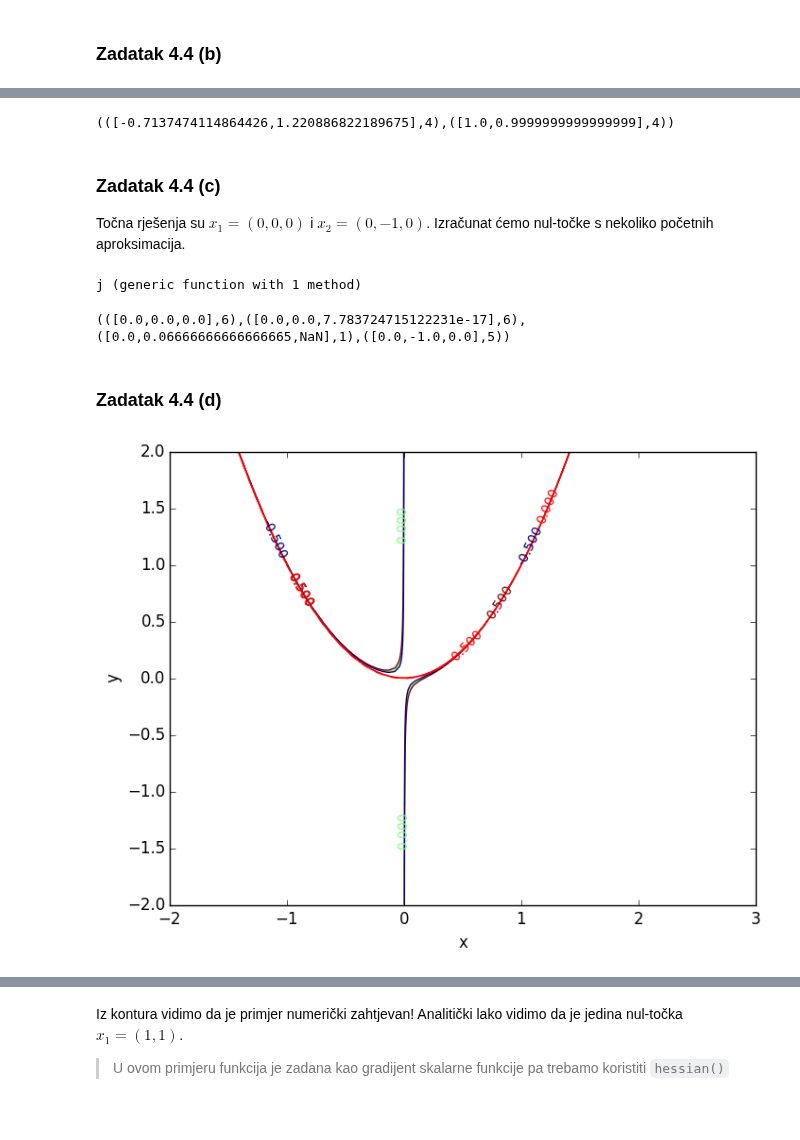
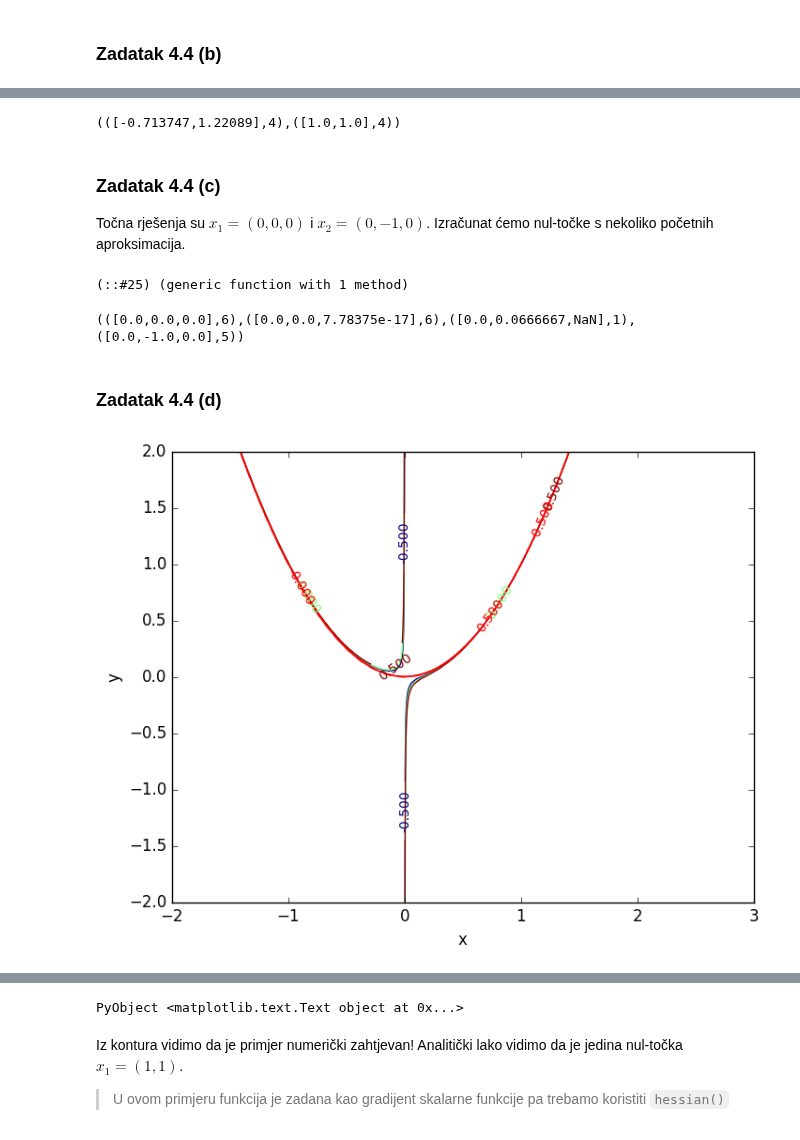
Before and after one commit to ivanslapnicar/FESBMat, a Jupyter notebook: src/NA19_Sustavi_nelinearnih_jednadzbi.ipynb, the cells around one changed output, grey strips where cells are left out. Drawn from its saved outputs; the diff is of its cells as text; code cells hidden in the pictures.

```diff
--- a/src/NA19_Sustavi_nelinearnih_jednadzbi.ipynb
+++ b/src/NA19_Sustavi_nelinearnih_jednadzbi.ipynb
@@ -146,9 +146,10 @@ ylabel("y")
 PyObject <matplotlib.text.Text object at 0x...>
 # %%
 # U knjizi je navedena samo druga nultočka!
-myNewton(fb,jacobian(fb),[-1.0,1],1e-10), myNewton(fb,jacobian(fb),[0.8,1.2],1e-10)
+Jb=x->ForwardDiff.jacobian(fb, x)
+myNewton(fb,Jb,[-1.0,1],1e-10), myNewton(fb,Jb,[0.8,1.2],1e-10)
 # %% [output]
-(([-0.7137474114864426,1.220886822189675],4),([1.0,0.9999999999999999],4))
+(([-0.713747,1.22089],4),([1.0,1.0],4))
 # %% [markdown]
 ### Zadatak 4.4 (c)
 
@@ -157,29 +158,29 @@ Točna rješenja su $x_1=(0,0,0)$ i $x_2=(0,-1,0)$. Izračunat ćemo nul-točke
 # Zadatak 4.4 (c) (Dennis, Schnabel (1996))
 x=Vector{Float64}
 fc(x)=[x[1],x[2]^2+x[2],exp(x[3])-1]
-J=jacobian(fc)
+Jc=x->ForwardDiff.jacobian(fc, x)
 # %% [output]
-j (generic function with 1 method)
+(::#25) (generic function with 1 method)
 # %%
-myNewton(fc,J,[-1.0,1.0,0.0],1e-10),myNewton(fc,J,[1.0,1,1],1e-10),
-myNewton(fc,J,[-1.0,1,-10],1e-10),myNewton(fc,J,[0.5,-1.5,0],1e-10)
+myNewton(fc,Jc,[-1.0,1.0,0.0],1e-10),myNewton(fc,Jc,[1.0,1,1],1e-10),
+myNewton(fc,Jc,[-1.0,1,-10],1e-10),myNewton(fc,Jc,[0.5,-1.5,0],1e-10)
 # %% [output]
-(([0.0,0.0,0.0],6),([0.0,0.0,7.783724715122231e-17],6),([0.0,0.06666666666666665,NaN],1),([0.0,-1.0,0.0],5))
+(([0.0,0.0,0.0],6),([0.0,0.0,7.78375e-17],6),([0.0,0.0666667,NaN],1),([0.0,-1.0,0.0],5))
 # %% [markdown]
 ### Zadatak 4.4 (d)
 # %%
 # Zadatak 4.4 (d) (Rosenbrock parabolic valley)
 x=Vector{Float64}
 fd1(x)=100(x[2]-x[1]^2)^2+(1-x[1])^2
-fdg=gradient(fd1)
+fdg=x->ForwardDiff.gradient(fd1,x)
 # Uzet cemo X i Y iz zadatka 4.4 (a)
 Z1=[fdg([gridX[i,j],gridY[i,j]])[1] for i=1:gridsize, j=1:gridsize]
 Z2=[fdg([gridX[i,j],gridY[i,j]])[2] for i=1:gridsize, j=1:gridsize]
-C1=contour(gridX,gridY,Z1,levels=[0,0.5,-0.5])
-C2=contour(gridX,gridY,Z2,levels=[0,0.5,-0.5],colors="red")
+C1=contour(gridX,gridY,Z1,levels=[-0.5,0,0.5])
+C2=contour(gridX,gridY,Z2,levels=[-0.5,0,0.5],colors="red")
 clabel(C1,inline=1, fontsize=10)
 clabel(C2,inline=1, fontsize=10)
 xlabel("x")
 ylabel("y")
 # %% [output]
-[figure, old version]
+[figure, new version]
@@ -187,3 +188,4 @@ PyObject <matplotlib.text.Text object at 0x...>
+PyObject <matplotlib.text.Text object at 0x...>
 # %% [markdown]
 Iz kontura vidimo da je primjer numerički zahtjevan! Analitički lako vidimo da je jedina nul-točka $x_1=(1,1)$.
 
```
Also changed, not shown: parts of 14 cells of this notebook.
